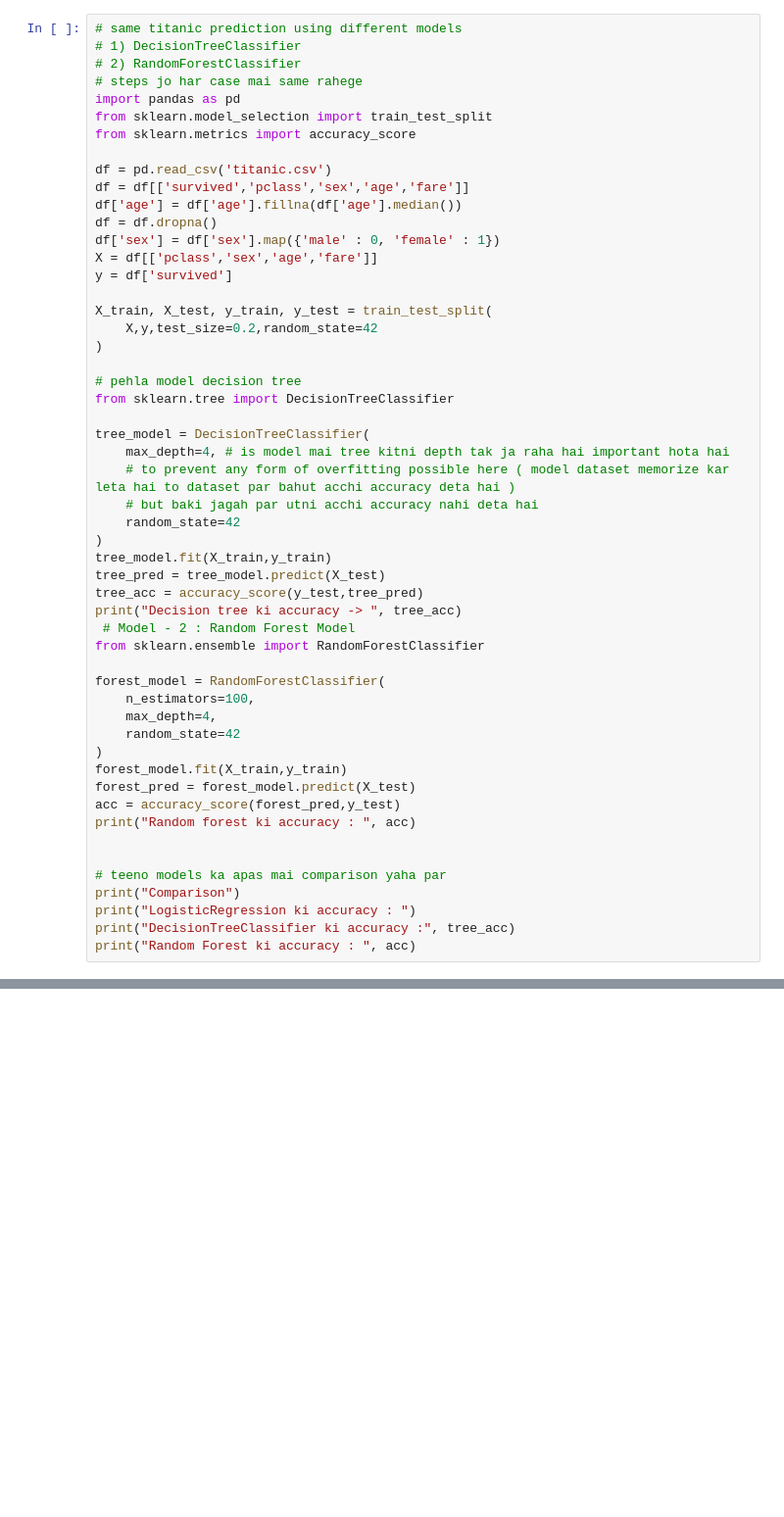
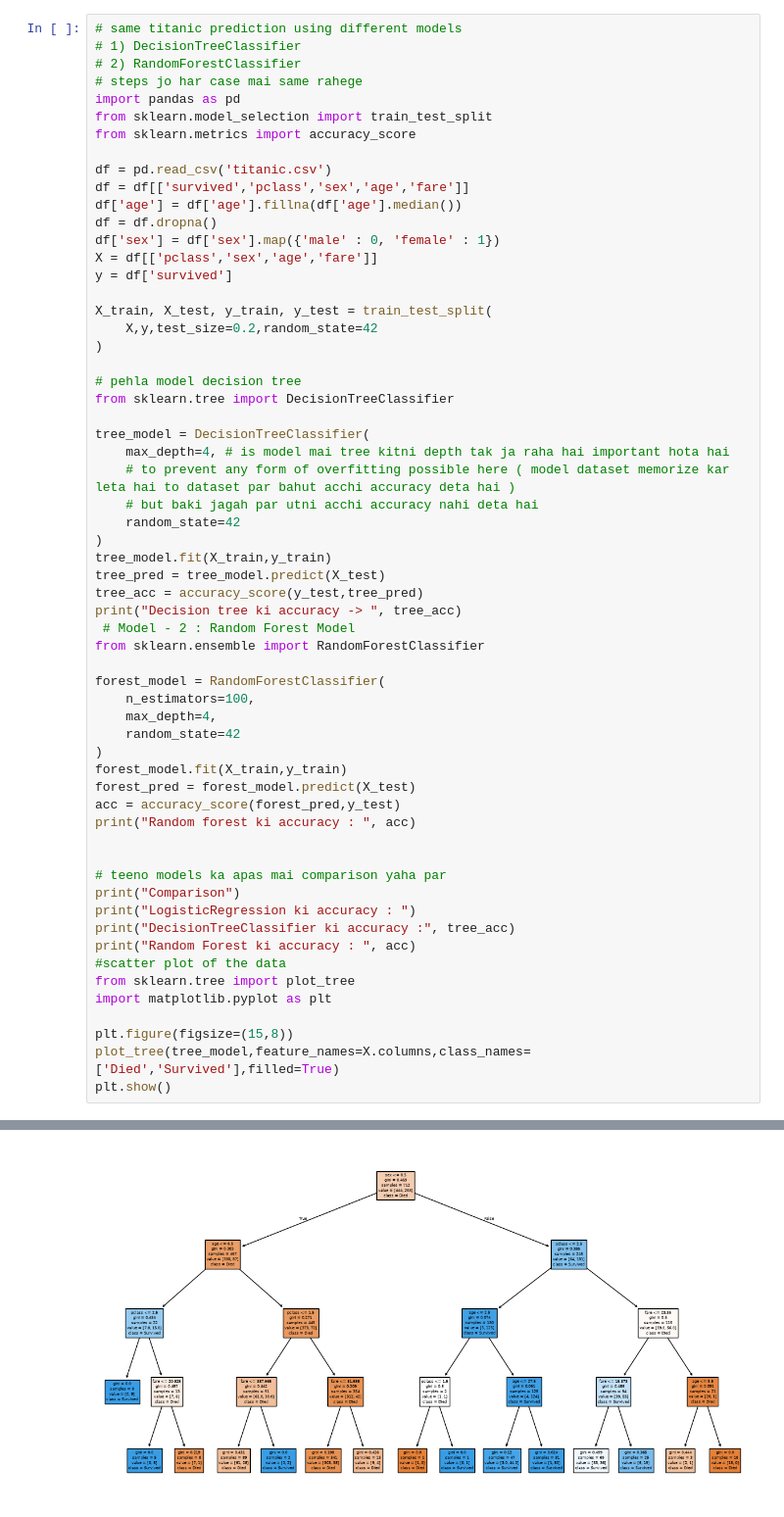
Before and after one commit to shuklashikhar007/Python-Lib, a Jupyter notebook: firstmodel/firstproject.ipynb, the cells around one changed output, grey strips where cells are left out. Shown at 98% size. Saved outputs shown, nothing was run; the diff lists cells and outputs as text; blank space fills up the shorter version.

```diff
--- a/firstmodel/firstproject.ipynb
+++ b/firstmodel/firstproject.ipynb
@@ -133,30 +146,38 @@ tree_model = DecisionTreeClassifier(
 tree_model.fit(X_train,y_train)
 tree_pred = tree_model.predict(X_test)
 tree_acc = accuracy_score(y_test,tree_pred)
 print("Decision tree ki accuracy -> ", tree_acc)
  # Model - 2 : Random Forest Model
 from sklearn.ensemble import RandomForestClassifier
 
 forest_model = RandomForestClassifier(
     n_estimators=100,
     max_depth=4,
     random_state=42
 )
 forest_model.fit(X_train,y_train)
 forest_pred = forest_model.predict(X_test)
 acc = accuracy_score(forest_pred,y_test)
 print("Random forest ki accuracy : ", acc)
 
 
 # teeno models ka apas mai comparison yaha par
 print("Comparison")
 print("LogisticRegression ki accuracy : ")
 print("DecisionTreeClassifier ki accuracy :", tree_acc)
 print("Random Forest ki accuracy : ", acc)
+#scatter plot of the data
+from sklearn.tree import plot_tree
+import matplotlib.pyplot as plt
+
+plt.figure(figsize=(15,8))
+plot_tree(tree_model,feature_names=X.columns,class_names=['Died','Survived'],filled=True)
+plt.show()
 # %% [output]
 Decision tree ki accuracy ->  0.7988826815642458
 Random forest ki accuracy :  0.8156424581005587
 Comparison
 LogisticRegression ki accuracy :
 DecisionTreeClassifier ki accuracy : 0.7988826815642458
 Random Forest ki accuracy :  0.8156424581005587
+[figure, added]
```
Also changed, not shown: parts of 6 cells of this notebook, 1 other file.
